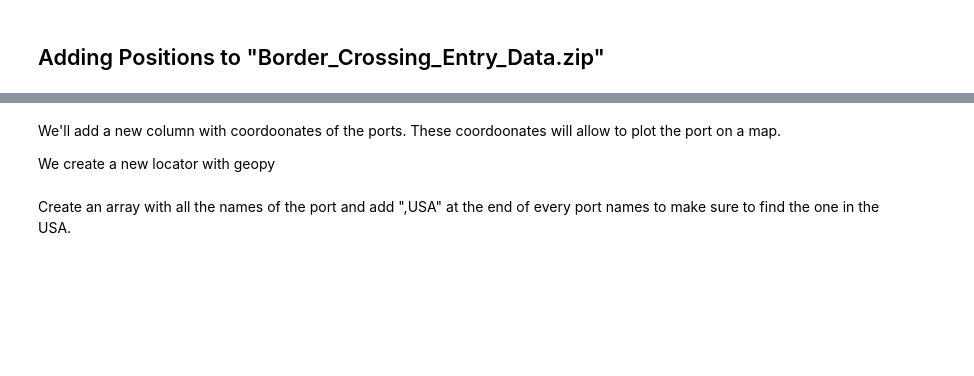
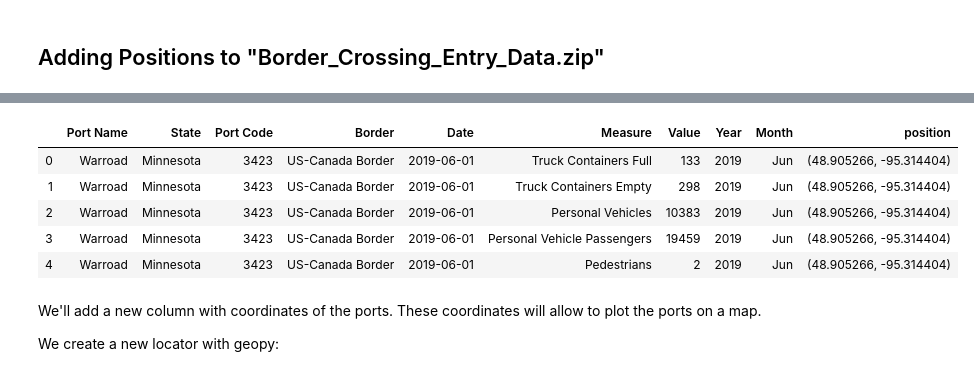
Before and after one commit to rnaua/DMML2019_Team_Swatch, a Jupyter notebook: code/Cleaning_master.ipynb, the cells around one changed output, grey strips where cells are left out. Cells and saved outputs as stored; diff of their text form; code cells hidden in the pictures; blank space fills up the shorter version.

```diff
--- a/code/Cleaning_master.ipynb
+++ b/code/Cleaning_master.ipynb
@@ -144,0 +134,7 @@ port codes : 117
+# %%
+df['Date'] = pd.to_datetime(df['Date'])
+df['Year'] = df['Date'].apply(lambda x : x.year)
+month_mapper = {1:'Jan', 2:'Feb', 3:'Mar', 4:'Apr', 5:'May', 6:'Jun'
+               ,7:'Jul', 8:'Aug', 9:'Sep' ,10:'Oct', 11:'Nov', 12:'Dec'}
+df['Month'] = df['Date'].apply(lambda x : x.month).map(month_mapper)
+del month_mapper
@@ -153,13 +156,17 @@ import pandas as pd
 # %%
-data.head()
+df.head()
+# %% [output]
+|  | Port Name | State | Port Code | Border | Date | Measure | Value | Year | Month | position |
+| 0 | Warroad | Minnesota | 3423 | US-Canada Border | 2019-06-01 | Truck Containers Full | 133 | 2019 | Jun | (48.905266, -95.314404) |
+| 1 | Warroad | Minnesota | 3423 | US-Canada Border | 2019-06-01 | Truck Containers Empty | 298 | 2019 | Jun | (48.905266, -95.314404) |
+| 2 | Warroad | Minnesota | 3423 | US-Canada Border | 2019-06-01 | Personal Vehicles | 10383 | 2019 | Jun | (48.905266, -95.314404) |
+| 3 | Warroad | Minnesota | 3423 | US-Canada Border | 2019-06-01 | Personal Vehicle Passengers | 19459 | 2019 | Jun | (48.905266, -95.314404) |
+| 4 | Warroad | Minnesota | 3423 | US-Canada Border | 2019-06-01 | Pedestrians | 2 | 2019 | Jun | (48.905266, -95.314404) |
 # %% [markdown]
-We'll add a new column with coordoonates of the ports. These coordoonates will allow to plot the port on a map.
+We'll add a new column with coordinates of the ports. These coordinates will allow to plot the ports on a map.
 
-We create a new locator with geopy
+We create a new locator with geopy:
 # %%
 locator = Nominatim(user_agent="myGeocoder")
 # %%
 nom = Nominatim(user_agent="myGeocoder",timeout=2)
-# %% [markdown]
-Create an array with all the names of the port
-and add ",USA" at the end of every port names to make sure to find the one in the USA.
```
Also changed, not shown: parts of 45 cells of this notebook, 2 other files.
